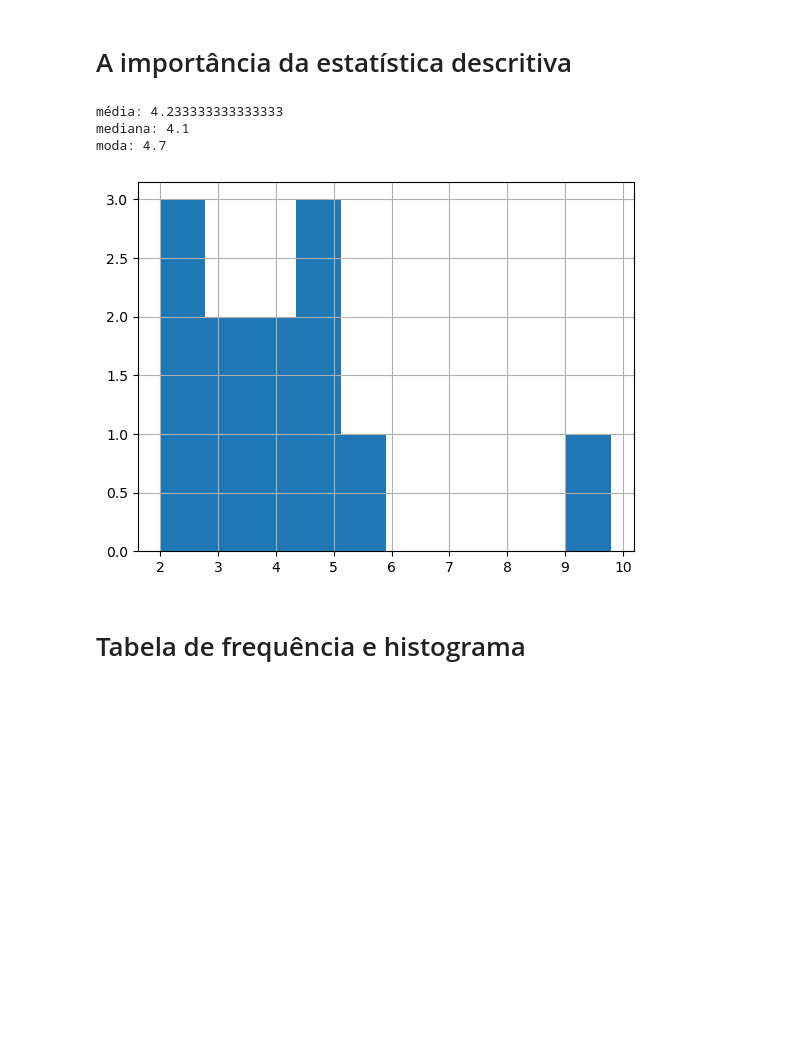
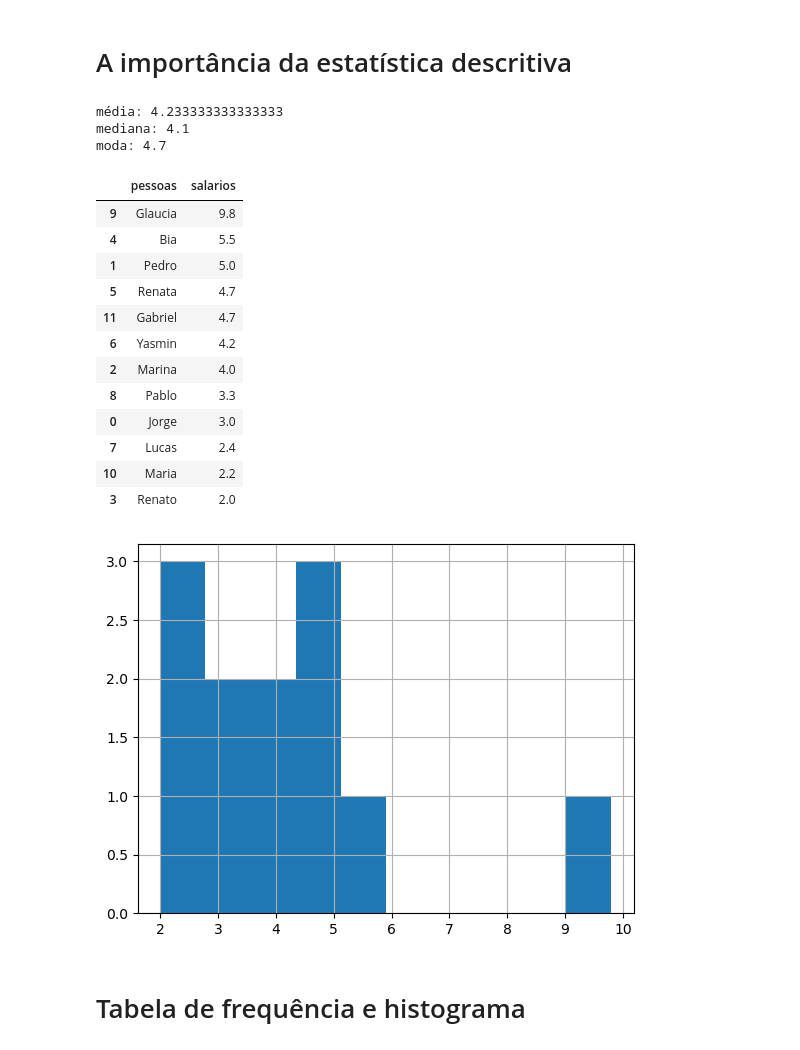
Before and after one commit to MDayvson/Ciencia-de-Dados, a Jupyter notebook: Ciência de Dados Impressionador/6. Introdução a Estatística/Introdução a Estatística.ipynb, the cells around one changed output. Drawn from its saved outputs; the diff is of its cells as text; code cells hidden in the pictures; blank space fills up the shorter version.

```diff
--- a/Ciência de Dados Impressionador/6. Introdução a Estatística/Introdução a Estatística.ipynb
+++ b/Ciência de Dados Impressionador/6. Introdução a Estatística/Introdução a Estatística.ipynb
@@ -14,20 +14,35 @@ from scipy import stats
 # %%
 salarios = {
     "pessoas": ['Jorge','Pedro','Marina','Renato','Bia','Renata','Yasmin','Lucas','Pablo','Glaucia','Maria','Gabriel'],
     "salarios": [3,5,4,2,5.5,4.7,4.2,2.4,3.3,9.8,2.2,4.7]
 }
 
 salarios = pd.DataFrame(salarios)
 
 print('média: ' + str(salarios.salarios.mean()))
 print('mediana: ' + str(salarios.salarios.median()))
 print('moda: ' + str(salarios.salarios.mode()[0]))
 
 salarios.salarios.hist();
+salarios=salarios.sort_values('salarios', ascending=False)
+salarios
 # %% [output]
 média: 4.233333333333333
 mediana: 4.1
 moda: 4.7
+|  | pessoas | salarios |
+| 9 | Glaucia | 9.8 |
+| 4 | Bia | 5.5 |
+| 1 | Pedro | 5.0 |
+| 5 | Renata | 4.7 |
+| 11 | Gabriel | 4.7 |
+| 6 | Yasmin | 4.2 |
+| 2 | Marina | 4.0 |
+| 8 | Pablo | 3.3 |
+| 0 | Jorge | 3.0 |
+| 7 | Lucas | 2.4 |
+| 10 | Maria | 2.2 |
+| 3 | Renato | 2.0 |
 [figure]
 # %% [markdown]
 # Tabela de frequência e histograma
```
Also changed, not shown: parts of 5 cells of this notebook, 1 other file.
